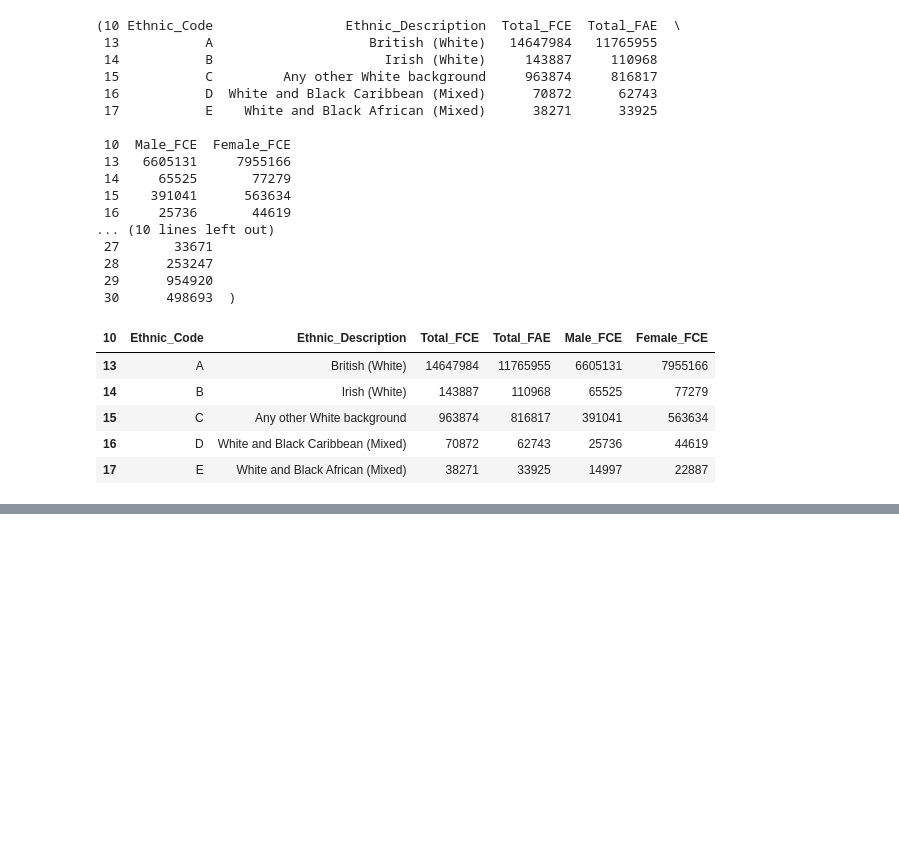
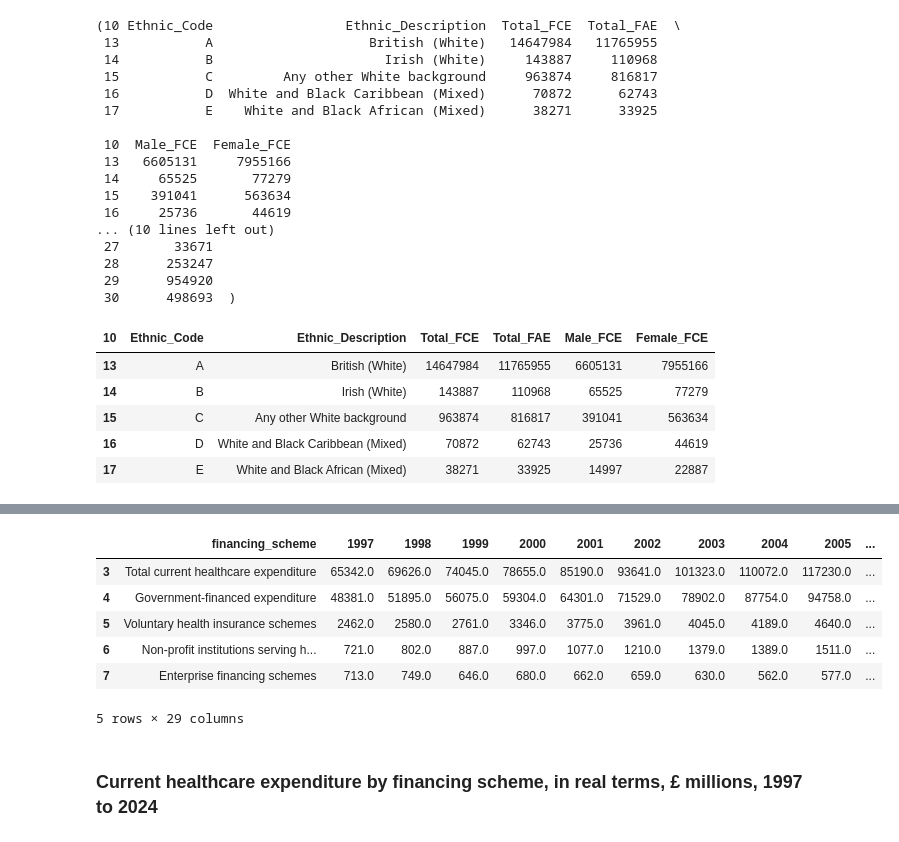
Before and after one commit to maymay238xx/Data-Science-Research-Project---Cisgender-and-Healthcare, a Jupyter notebook: notebooks/01-cleaning-reprocessing-notebook.ipynb, the cells around one changed output, grey strips where cells are left out. Drawn from its saved outputs; the diff is of its cells as text; code cells hidden in the pictures; blank space fills up the shorter version.

```diff
--- a/notebooks/01-cleaning-reprocessing-notebook.ipynb
+++ b/notebooks/01-cleaning-reprocessing-notebook.ipynb
@@ -1095,0 +1389,3 @@ demog_sex_df.head()
+# %%
+current_expenditure_df = pd.read_excel('../data/raw/ukhareferencetablespublished20250430.xlsx', engine="openpyxl", sheet_name='1a')
+current_expenditure_df.head()
@@ -1095,0 +1400,7 @@ demog_sex_df.head()
+# %%
+# Applying column names using values in row index 2
+expenditure_columns = current_expenditure_df.loc[2, :].values.flatten().tolist()
+# Converting column names in the list to strings
+expenditure_columns = [str(col) for col in expenditure_columns]
+current_expenditure_df.columns = expenditure_columns
+current_expenditure_df.head()
@@ -1095,0 +1415,31 @@ demog_sex_df.head()
+# %%
+# clean column names
+current_expenditure_df.columns = (current_expenditure_df.columns
+                                  .str.strip()
+                                  .str.lower()
+                                  .str.replace('\n', '')
+                                  .str.replace(' ', '_')
+                                  .str.replace('.0', '', regex=False))
+
+# rename 2024 column
+current_expenditure_df.rename(columns={'2024__[note_10]' : '2024'}, inplace = True)
+
+# Clean the 'financing_scheme' column
+current_expenditure_df['financing_scheme'] = current_expenditure_df['financing_scheme'].astype(str).str.split('[').str[0]
+
+# drop unneeded columns
+current_expenditure_clean = current_expenditure_df.drop(index=[0, 1, 2]).copy()
+current_expenditure_clean.dropna(how='any', inplace=True)
+
+# Drop the 'icha_codes_[note_4]' column
+current_expenditure_clean = current_expenditure_clean.drop("icha_codes_[note_4]", axis='columns')
+
+current_expenditure_clean.head()
+# %% [output]
+|  | financing_scheme | 1997 | 1998 | 1999 | 2000 | 2001 | 2002 | 2003 | 2004 | 2005 | ... |
+| 3 | Total current healthcare expenditure | 65342.0 | 69626.0 | 74045.0 | 78655.0 | 85190.0 | 93641.0 | 101323.0 | 110072.0 | 117230.0 | ... |
+| 4 | Government-financed expenditure | 48381.0 | 51895.0 | 56075.0 | 59304.0 | 64301.0 | 71529.0 | 78902.0 | 87754.0 | 94758.0 | ... |
+| 5 | Voluntary health insurance schemes | 2462.0 | 2580.0 | 2761.0 | 3346.0 | 3775.0 | 3961.0 | 4045.0 | 4189.0 | 4640.0 | ... |
+| 6 | Non-profit institutions serving h... | 721.0 | 802.0 | 887.0 | 997.0 | 1077.0 | 1210.0 | 1379.0 | 1389.0 | 1511.0 | ... |
+| 7 | Enterprise financing schemes | 713.0 | 749.0 | 646.0 | 680.0 | 662.0 | 659.0 | 630.0 | 562.0 | 577.0 | ... |
+5 rows × 29 columns
@@ -1095,0 +1448,2 @@ demog_sex_df.head()
+# %% [markdown]
+### Current healthcare expenditure by financing scheme, in real terms, £ millions, 1997 to 2024
```
Also changed, not shown: parts of 40 cells of this notebook, 5 other files.
